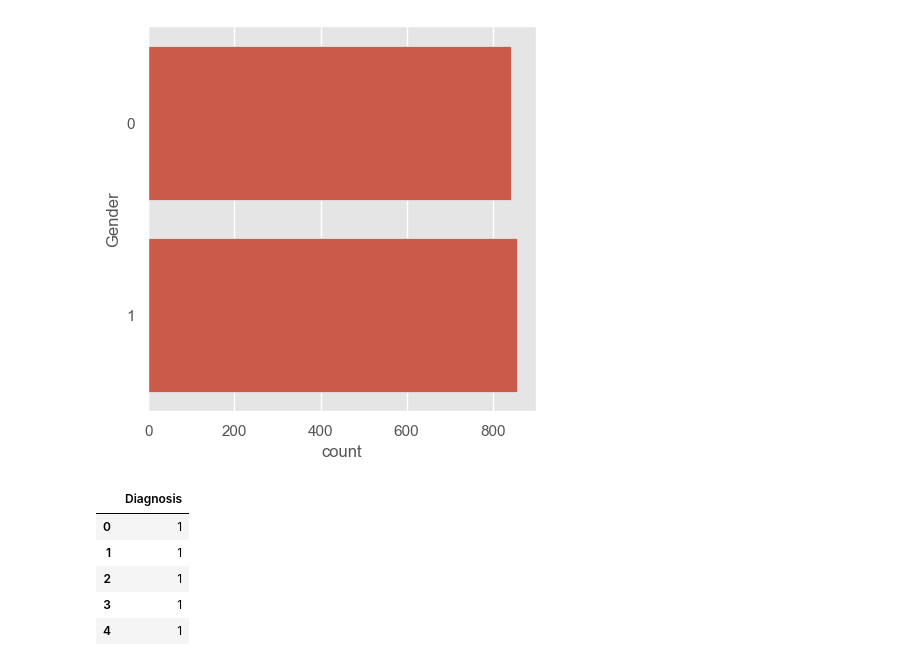
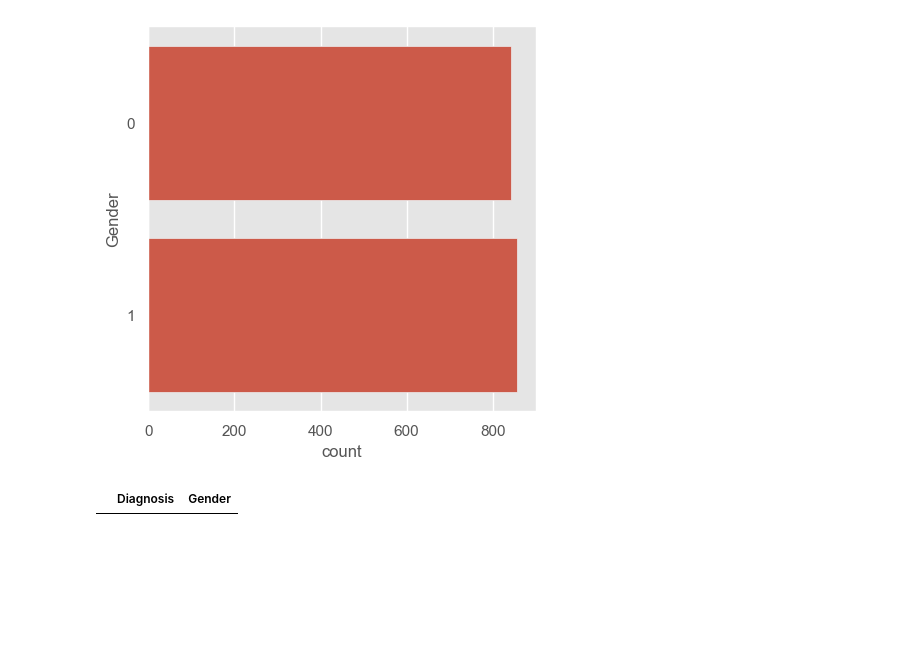
Before and after one commit to mahingaRodin/Disease-Predictor, a Jupyter notebook: modernDP/notebooks/liver.ipynb, the cells around one changed output. Drawn from its saved outputs; the diff is of its cells as text; code cells hidden in the pictures; blank space fills up the shorter version.

```diff
--- a/modernDP/notebooks/liver.ipynb
+++ b/modernDP/notebooks/liver.ipynb
@@ -134,12 +134,7 @@ sns.countplot(y='Gender', data=df)
 <Axes: xlabel='count', ylabel='Gender'>
 [figure]
 # %%
-df[['Gender'] == ].head()
+df[df['Gender'] == 'Male'][['Diagnosis', 'Gender']].head()
 # %% [output]
-|  | Diagnosis |
-| 0 | 1 |
-| 1 | 1 |
-| 2 | 1 |
-| 3 | 1 |
-| 4 | 1 |
+|  | Diagnosis | Gender |
 # %%
```
Also changed, not shown: parts of 1 cell of this notebook.
